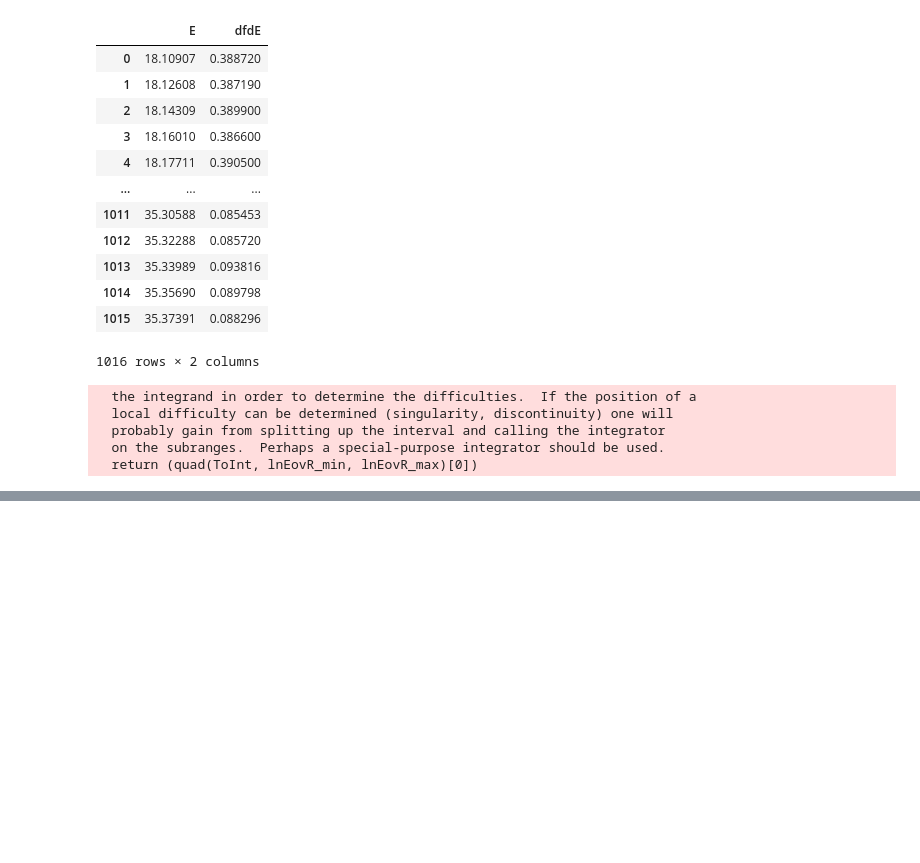
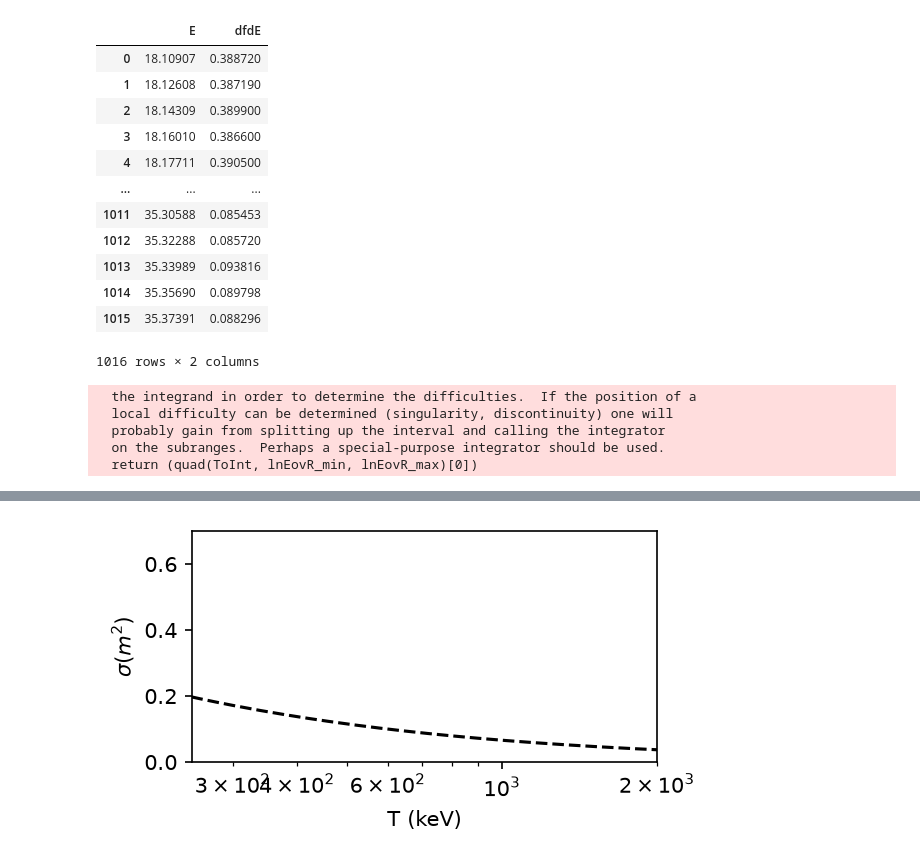
Before and after one commit to benjpjones/Project8ElectronScattering, a Jupyter notebook: OscillatorStrengthScattering.ipynb, the cells around one changed output, grey strips where cells are left out. Cells and saved outputs as stored; diff of their text form; code cells hidden in the pictures; blank space fills up the shorter version.

```diff
--- a/OscillatorStrengthScattering.ipynb
+++ b/OscillatorStrengthScattering.ipynb
@@ -96,3 +98,18 @@ plt.savefig("CrossSection.png",dpi=150,bbox_inches='tight')
+# %%
+
+plt.figure(figsize=(4,2),dpi=150)
+plt.plot(Ts,np.array(sigma_contH2)*1e20,'--',color='black')
+#plt.ylim(3e-23,3e-21)
+plt.xlim(0,20)
+plt.xlim(250,2000)
+plt.ylim(0,0.7)
+#plt.ylim(1e-23,1e-20)
+plt.semilogx()
+plt.xlabel("T (keV)")
+plt.ylabel(r"$\sigma (m^2)$")
+plt.savefig("CrossSection1.png",dpi=150,bbox_inches='tight')
+# %% [output]
+[figure, added]
 # %%
 dTsH2=[]
 dThsH2=[]
```
Also changed, not shown: parts of 9 cells of this notebook, 23 other files.
